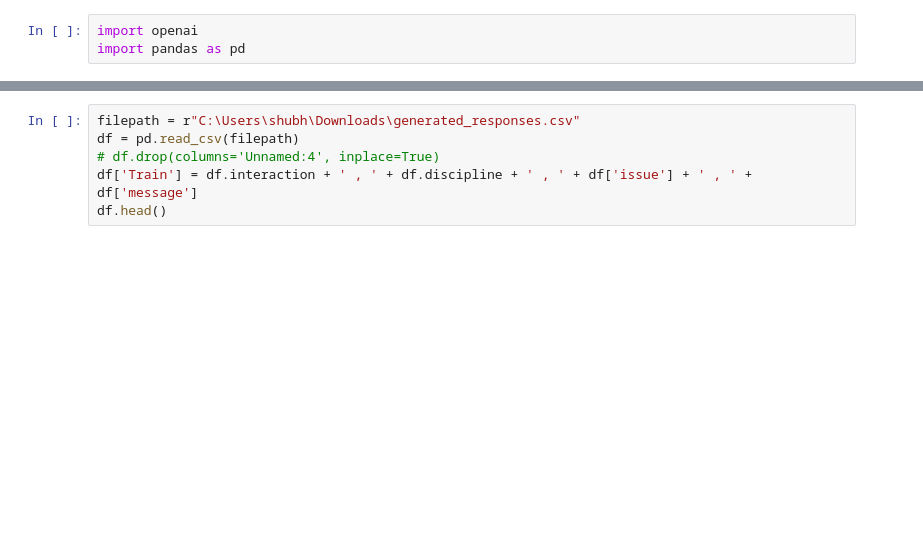
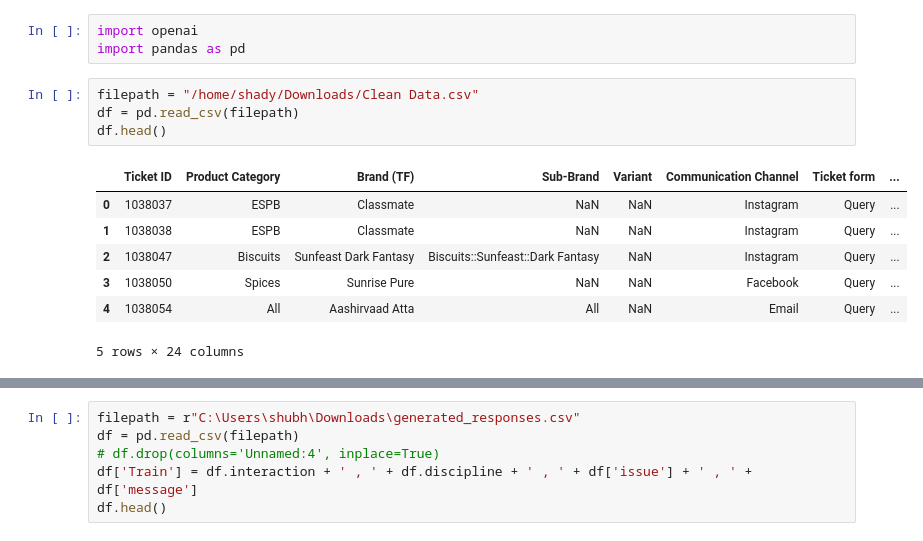
Before and after one commit to shadykid47/Openai, a Jupyter notebook: Rough.ipynb, the cells around one changed output, grey strips where cells are left out. Saved outputs shown, nothing was run; the diff lists cells and outputs as text; blank space fills up the shorter version.

```diff
--- a/Rough.ipynb
+++ b/Rough.ipynb
@@ -1,3 +1,15 @@
 # %%
 import openai
 import pandas as pd
+# %%
+filepath = "/home/shady/Downloads/Clean Data.csv"
+df = pd.read_csv(filepath)
+df.head()
+# %% [output]
+|  | Ticket ID | Product Category | Brand (TF) | Sub-Brand | Variant | Communication Channel | Ticket form | ... |
+| 0 | 1038037 | ESPB | Classmate | NaN | NaN | Instagram | Query | ... |
+| 1 | 1038038 | ESPB | Classmate | NaN | NaN | Instagram | Query | ... |
+| 2 | 1038047 | Biscuits | Sunfeast Dark Fantasy | Biscuits::Sunfeast::Dark Fantasy | NaN | Instagram | Query | ... |
+| 3 | 1038050 | Spices | Sunrise Pure | NaN | NaN | Facebook | Query | ... |
+| 4 | 1038054 | All | Aashirvaad Atta | All | NaN | Email | Query | ... |
+5 rows × 24 columns
```
Also changed, not shown: parts of 12 cells of this notebook, 13 other files.
